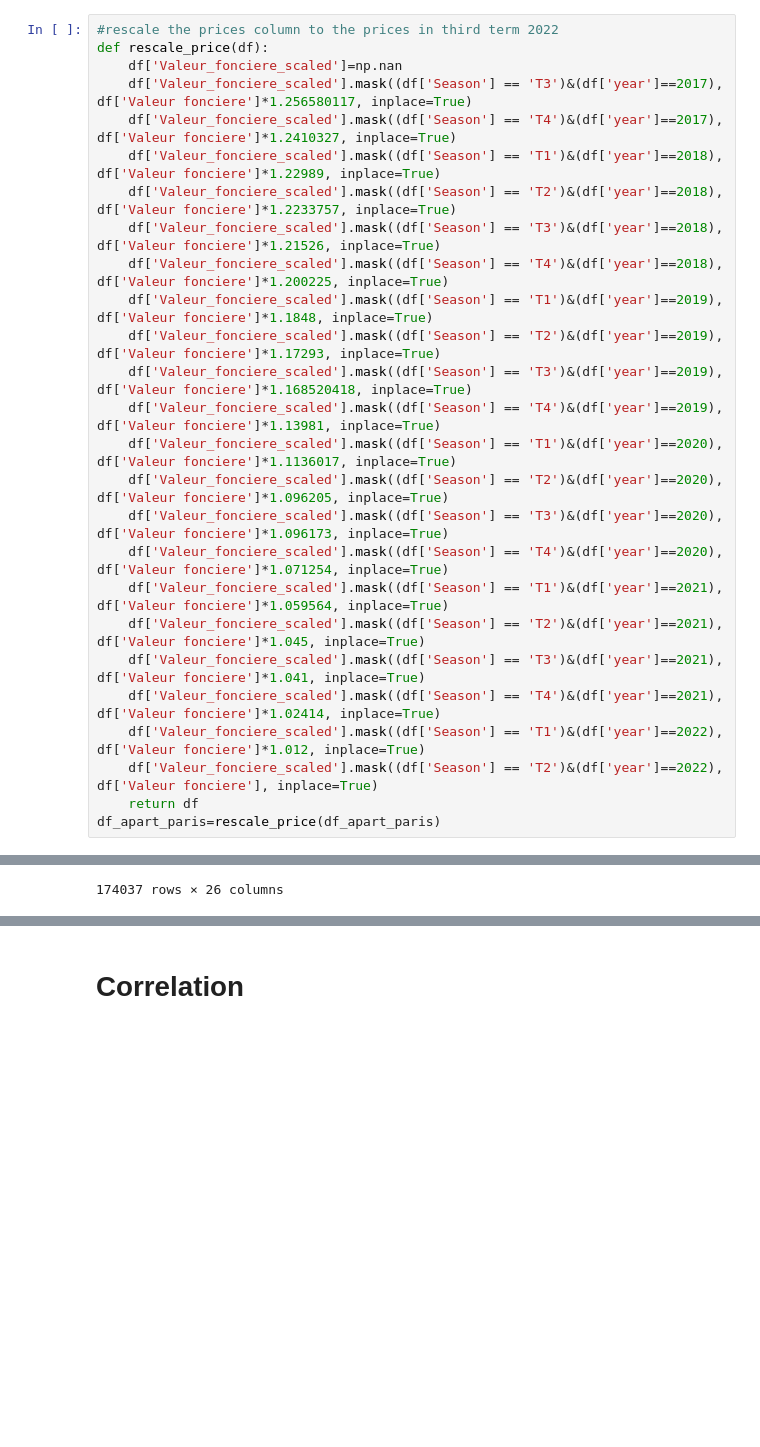
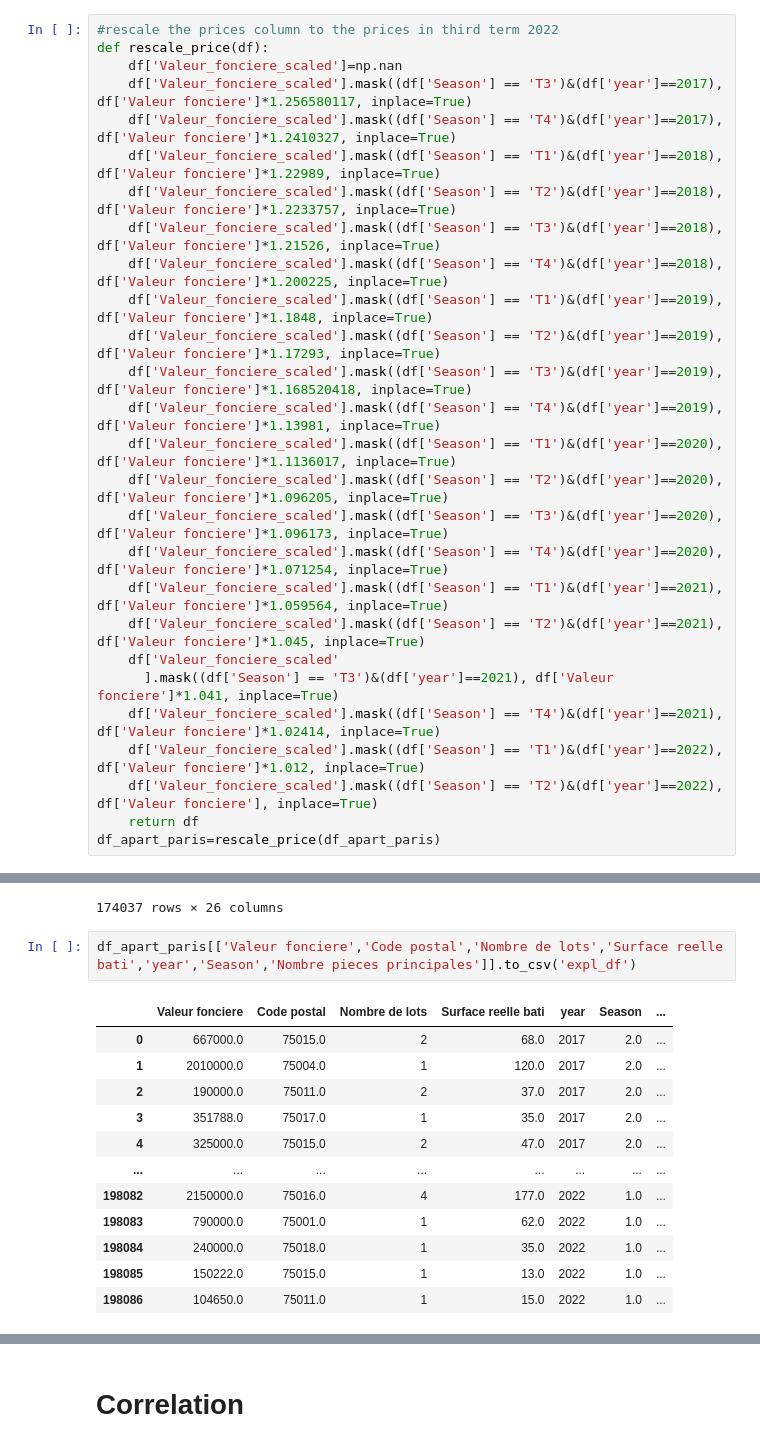
Before and after one commit to khaledlec/Paris-Housing-Price-Prediction, a Jupyter notebook: House_prediction_paris.ipynb, the cells around one changed output, grey strips where cells are left out. Saved outputs shown, nothing was run; the diff lists cells and outputs as text; blank space fills up the shorter version.

```diff
--- a/House_prediction_paris.ipynb
+++ b/House_prediction_paris.ipynb
@@ -248,7 +248,8 @@ def rescale_price(df):
     df['Valeur_fonciere_scaled'].mask((df['Season'] == 'T4')&(df['year']==2020), df['Valeur fonciere']*1.071254, inplace=True)
     df['Valeur_fonciere_scaled'].mask((df['Season'] == 'T1')&(df['year']==2021), df['Valeur fonciere']*1.059564, inplace=True)
     df['Valeur_fonciere_scaled'].mask((df['Season'] == 'T2')&(df['year']==2021), df['Valeur fonciere']*1.045, inplace=True)
-    df['Valeur_fonciere_scaled'].mask((df['Season'] == 'T3')&(df['year']==2021), df['Valeur fonciere']*1.041, inplace=True)
+    df['Valeur_fonciere_scaled'
+      ].mask((df['Season'] == 'T3')&(df['year']==2021), df['Valeur fonciere']*1.041, inplace=True)
     df['Valeur_fonciere_scaled'].mask((df['Season'] == 'T4')&(df['year']==2021), df['Valeur fonciere']*1.02414, inplace=True)
     df['Valeur_fonciere_scaled'].mask((df['Season'] == 'T1')&(df['year']==2022), df['Valeur fonciere']*1.012, inplace=True)
     df['Valeur_fonciere_scaled'].mask((df['Season'] == 'T2')&(df['year']==2022), df['Valeur fonciere'], inplace=True)
@@ -319,3 +320,18 @@ df_apart_paris
 | 198085 | 2022-06-30 | 150222.0 | 83.0 | 18.0 | 2760.0 | 75015.0 | 115 | 13.0 | ... |
 | 198086 | 2022-06-30 | 104650.0 | 50.0 | 18.0 | 2478.0 | 75011.0 | 111 | 44.0 | ... |
 174037 rows × 26 columns
+# %%
+df_apart_paris[['Valeur fonciere','Code postal','Nombre de lots','Surface reelle bati','year','Season','Nombre pieces principales']].to_csv('expl_df')
+# %% [output]
+|  | Valeur fonciere | Code postal | Nombre de lots | Surface reelle bati | year | Season | ... |
+| 0 | 667000.0 | 75015.0 | 2 | 68.0 | 2017 | 2.0 | ... |
+| 1 | 2010000.0 | 75004.0 | 1 | 120.0 | 2017 | 2.0 | ... |
+| 2 | 190000.0 | 75011.0 | 2 | 37.0 | 2017 | 2.0 | ... |
+| 3 | 351788.0 | 75017.0 | 1 | 35.0 | 2017 | 2.0 | ... |
+| 4 | 325000.0 | 75015.0 | 2 | 47.0 | 2017 | 2.0 | ... |
+| ... | ... | ... | ... | ... | ... | ... | ... |
+| 198082 | 2150000.0 | 75016.0 | 4 | 177.0 | 2022 | 1.0 | ... |
+| 198083 | 790000.0 | 75001.0 | 1 | 62.0 | 2022 | 1.0 | ... |
+| 198084 | 240000.0 | 75018.0 | 1 | 35.0 | 2022 | 1.0 | ... |
+| 198085 | 150222.0 | 75015.0 | 1 | 13.0 | 2022 | 1.0 | ... |
+| 198086 | 104650.0 | 75011.0 | 1 | 15.0 | 2022 | 1.0 | ... |
```
Also changed, not shown: parts of 3 cells of this notebook, 4 other files.
